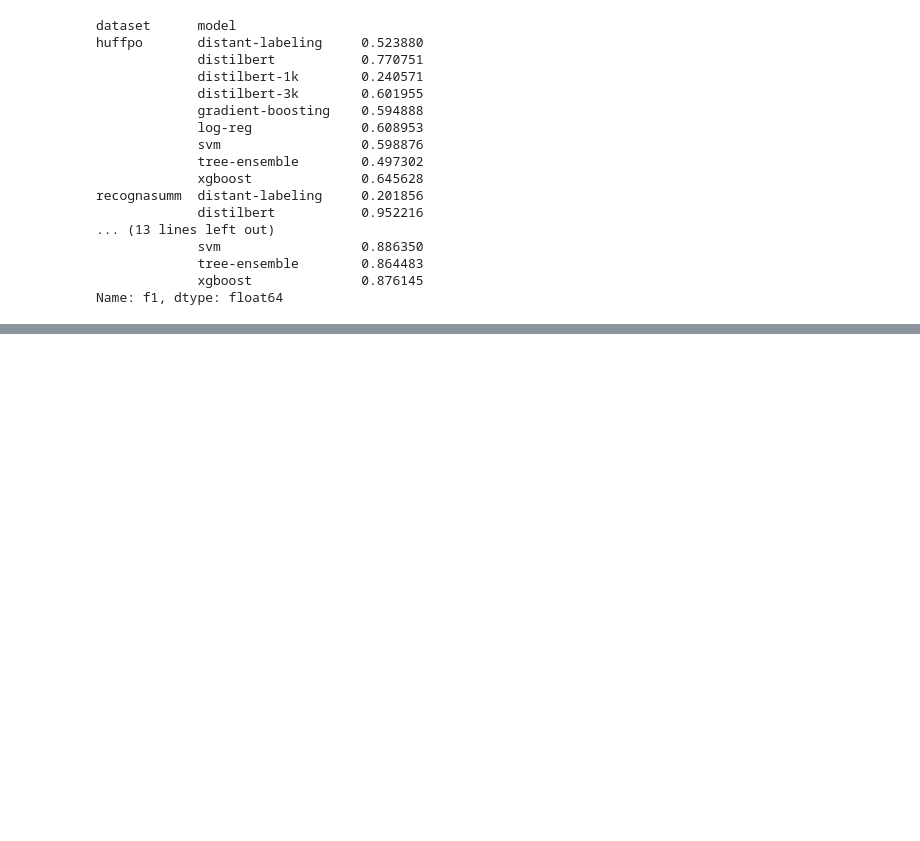
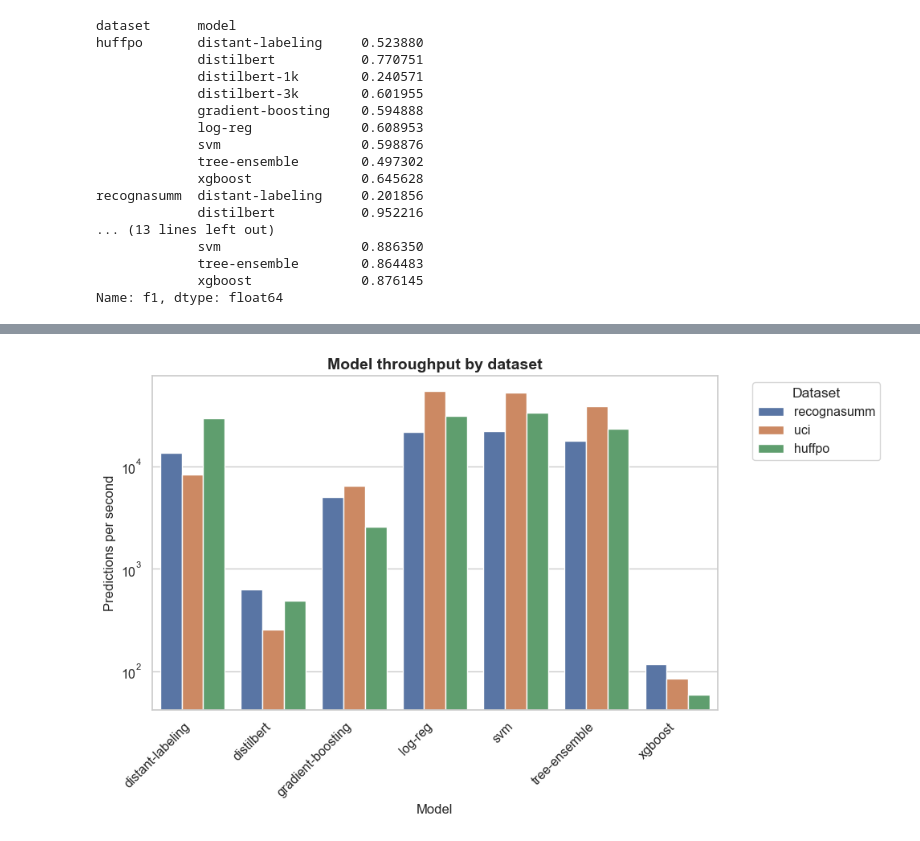
Before and after one commit to NHagar/url_classification, a Jupyter notebook: adhoc/results.ipynb, the cells around one changed output, grey strips where cells are left out. Saved outputs shown, nothing was run; the diff lists cells and outputs as text; code cells hidden in the pictures; blank space fills up the shorter version.

```diff
--- a/adhoc/results.ipynb
+++ b/adhoc/results.ipynb
@@ -143,0 +160,24 @@ Name: f1, dtype: float64
+# %%
+top1 = df.sort_values('f1', ascending=False).groupby(['model', 'dataset']).head(1)
+top1 = top1[~top1.model.isin(["distilbert-1k", "distilbert-3k"])]
+# %%
+sns.set_style("whitegrid")
+plt.figure(figsize=(10, 6))
+ax = sns.barplot(
+    top1,
+    x="model",
+    y="throughput",
+    hue="dataset",
+    order=sorted(top1["model"].unique())
+)
+ax.set_xlabel("Model", fontsize=12)
+ax.set_ylabel("Predictions per second", fontsize=12)
+ax.set_title("Model throughput by dataset", fontsize=14, fontweight='bold')
+ax.set_yscale("log")
+ax.legend(title="Dataset", bbox_to_anchor=(1.05, 1), loc='upper left')
+plt.xticks(rotation=45, ha='right')
+plt.yticks()
+plt.tight_layout()
+plt.show()
+# %% [output]
+[figure, added]
```
Also changed, not shown: parts of 4 cells of this notebook.
